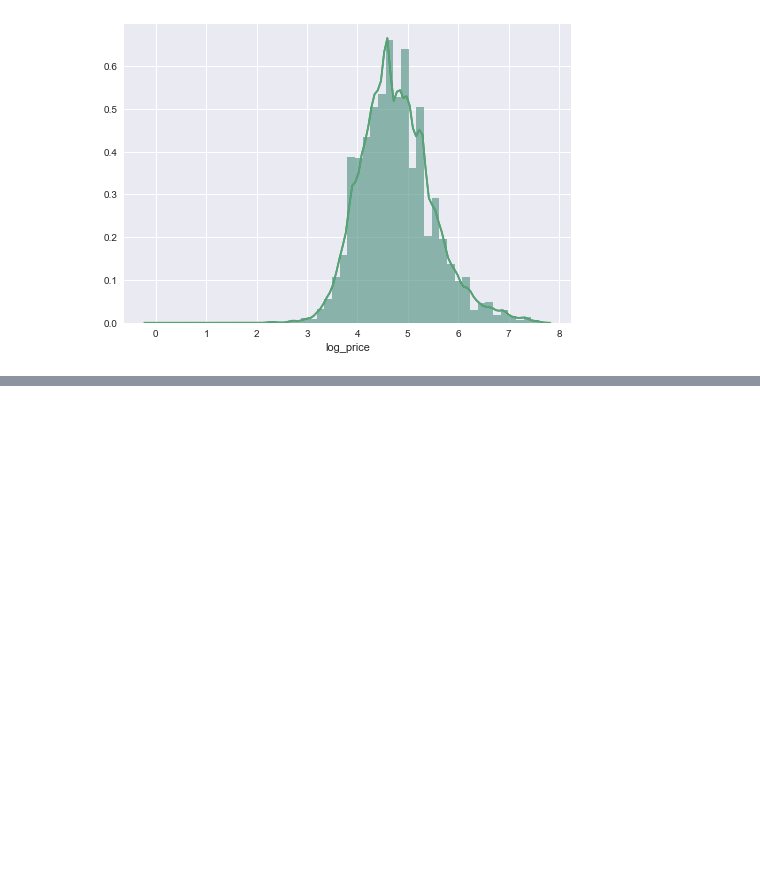
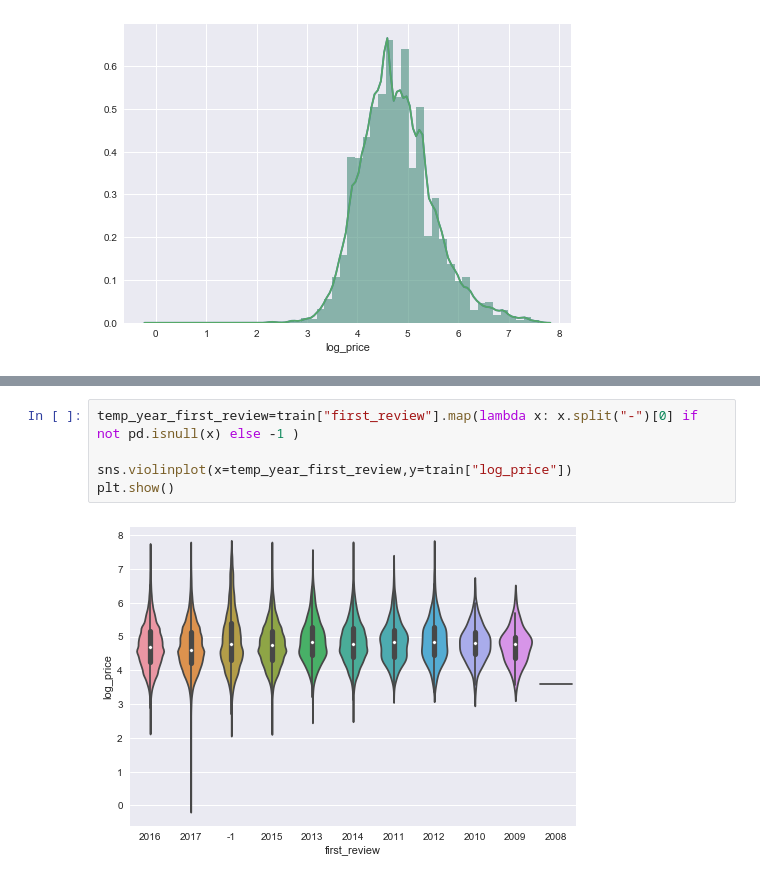
Before and after one commit to lost-in-random-forest/Outlier-Detection, a Jupyter notebook: EDA.ipynb, the cells around one changed output, grey strips where cells are left out. Drawn from its saved outputs; the diff is of its cells as text; blank space fills up the shorter version.

```diff
--- a/EDA.ipynb
+++ b/EDA.ipynb
@@ -210,0 +233,7 @@ plt.show()
+# %%
+temp_year_first_review=train["first_review"].map(lambda x: x.split("-")[0] if not pd.isnull(x) else -1 )
+
+sns.violinplot(x=temp_year_first_review,y=train["log_price"])
+plt.show()
+# %% [output]
+[figure, added]
```
Also changed, not shown: parts of 18 cells of this notebook.
